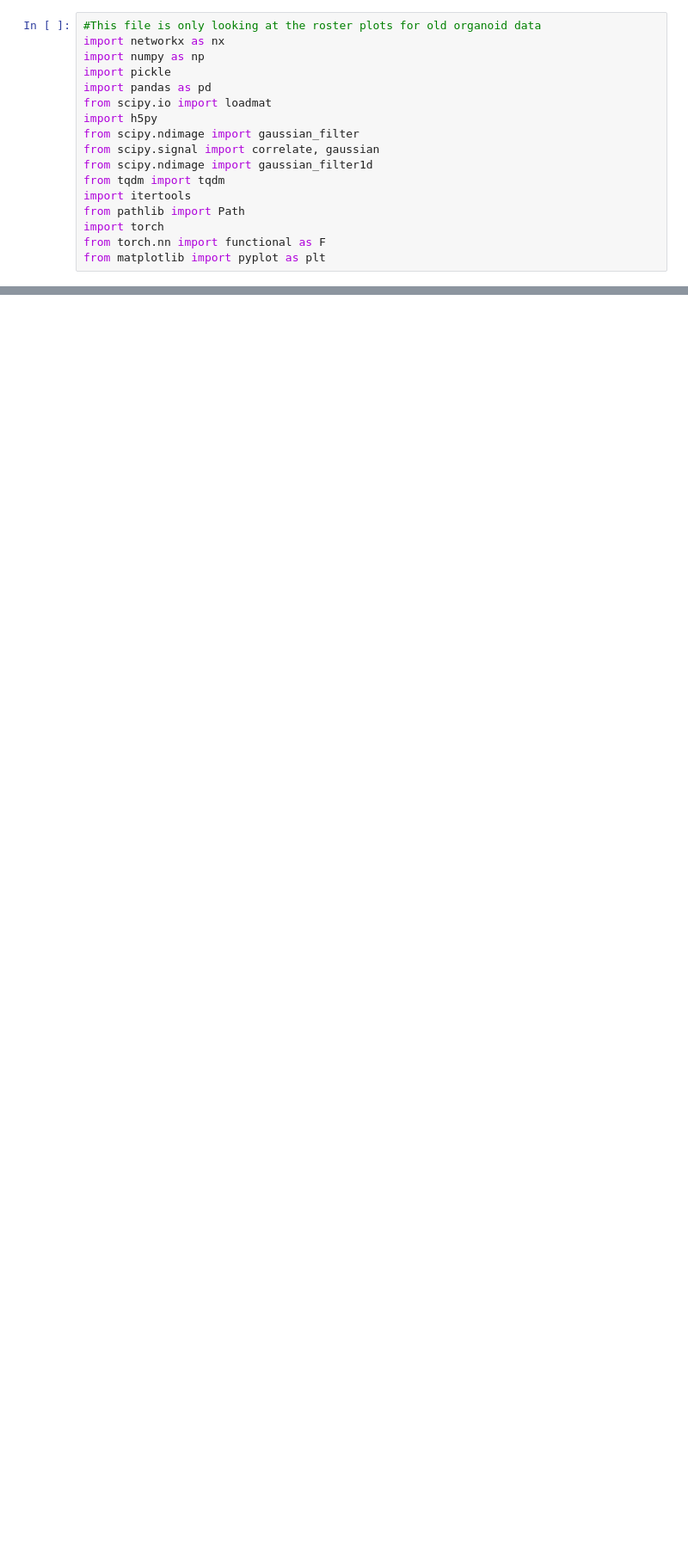
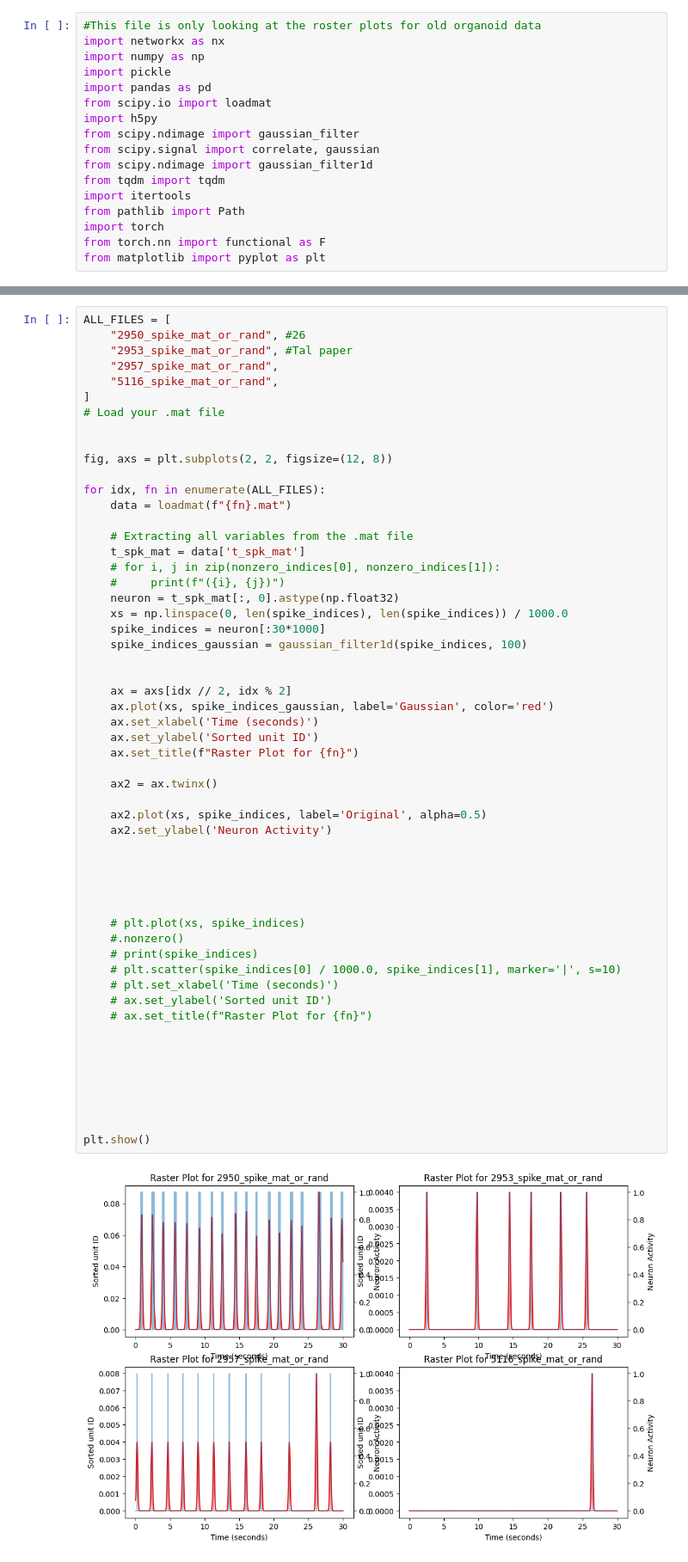
Before and after one commit to kotokote/HigherOrderCorrelations, a Jupyter notebook: codeForPaper/start.ipynb, the cells around one changed output, grey strips where cells are left out. Shown: that part at 86% size. Saved outputs shown, nothing was run; the diff lists cells and outputs as text; blank space fills up the shorter version.

```diff
--- a/codeForPaper/start.ipynb
+++ b/codeForPaper/start.ipynb
@@ -195,0 +74,57 @@ plot_firing_rate_waves(smoothed_firing_rates, 0, 3)
+# %%
+ALL_FILES = [
+    "2950_spike_mat_or_rand", #26
+    "2953_spike_mat_or_rand", #Tal paper
+    "2957_spike_mat_or_rand",
+    "5116_spike_mat_or_rand",
+]
+# Load your .mat file
+
+
+fig, axs = plt.subplots(2, 2, figsize=(12, 8))
+
+for idx, fn in enumerate(ALL_FILES):
+    data = loadmat(f"{fn}.mat")
+
+    # Extracting all variables from the .mat file
+    t_spk_mat = data['t_spk_mat']
+    # for i, j in zip(nonzero_indices[0], nonzero_indices[1]):
+    #     print(f"({i}, {j})")
+    neuron = t_spk_mat[:, 0].astype(np.float32)
+    xs = np.linspace(0, len(spike_indices), len(spike_indices)) / 1000.0
+    spike_indices = neuron[:30*1000]
+    spike_indices_gaussian = gaussian_filter1d(spike_indices, 100)
+
+
+    ax = axs[idx // 2, idx % 2]
+    ax.plot(xs, spike_indices_gaussian, label='Gaussian', color='red')
+    ax.set_xlabel('Time (seconds)')
+    ax.set_ylabel('Sorted unit ID')
+    ax.set_title(f"Raster Plot for {fn}")
+
+    ax2 = ax.twinx()
+
+    ax2.plot(xs, spike_indices, label='Original', alpha=0.5)
+    ax2.set_ylabel('Neuron Activity')
+
+
+
+
+
+    # plt.plot(xs, spike_indices)
+    #.nonzero()
+    # print(spike_indices)
+    # plt.scatter(spike_indices[0] / 1000.0, spike_indices[1], marker='|', s=10)
+    # plt.set_xlabel('Time (seconds)')
+    # ax.set_ylabel('Sorted unit ID')
+    # ax.set_title(f"Raster Plot for {fn}")
+
+
+
+
+
+
+
+plt.show()
+# %% [output]
+[figure, added]
```
Also changed, not shown: parts of 4 cells of this notebook.
